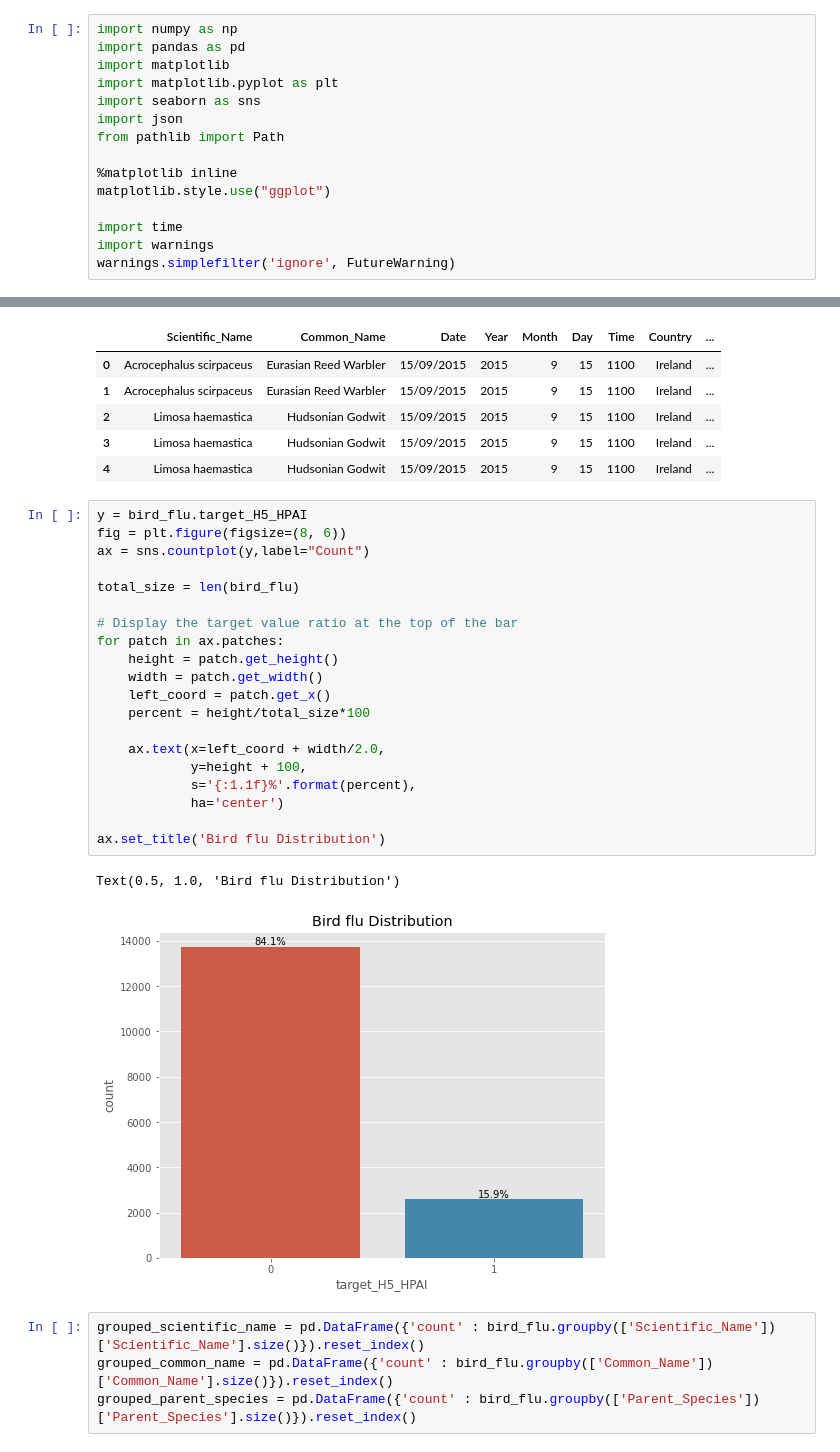
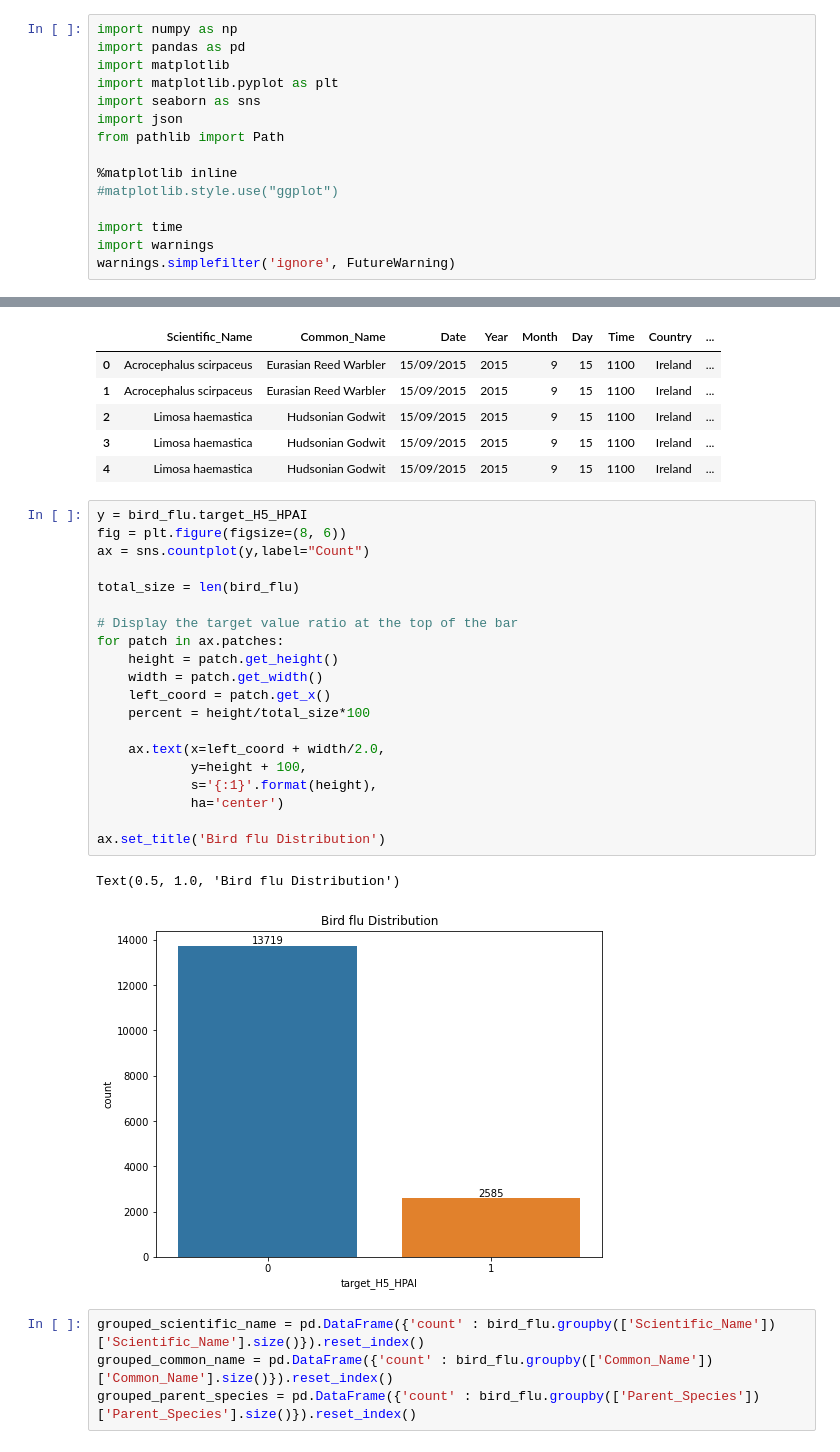
Before and after one commit to pessini/avian-flu-wild-birds-ireland, a Jupyter notebook: Exploratory-Data-Analysis-EDA.ipynb, the cells around one changed output, grey strips where cells are left out. Drawn from its saved outputs; the diff is of its cells as text.

```diff
--- a/Exploratory-Data-Analysis-EDA.ipynb
+++ b/Exploratory-Data-Analysis-EDA.ipynb
@@ -60,7 +60,7 @@ import json
 from pathlib import Path
 
 %matplotlib inline
-matplotlib.style.use("ggplot")
+#matplotlib.style.use("ggplot")
 
 import time
 import warnings
@@ -117,26 +117,26 @@ bird_flu.head()
 # %%
 y = bird_flu.target_H5_HPAI
 fig = plt.figure(figsize=(8, 6))
 ax = sns.countplot(y,label="Count")
 
 total_size = len(bird_flu)
 
 # Display the target value ratio at the top of the bar
 for patch in ax.patches:
     height = patch.get_height()
     width = patch.get_width()
     left_coord = patch.get_x()
     percent = height/total_size*100
 
     ax.text(x=left_coord + width/2.0,
             y=height + 100,
-            s='{:1.1f}%'.format(percent),
+            s='{:1}'.format(height),
             ha='center')
 
 ax.set_title('Bird flu Distribution')
 # %% [output]
 Text(0.5, 1.0, 'Bird flu Distribution')
-[figure, old version]
+[figure, new version]
 # %%
 grouped_scientific_name = pd.DataFrame({'count' : bird_flu.groupby(['Scientific_Name'])['Scientific_Name'].size()}).reset_index()
 grouped_common_name = pd.DataFrame({'count' : bird_flu.groupby(['Common_Name'])['Common_Name'].size()}).reset_index()
```
Also changed, not shown: parts of 11 cells of this notebook.
